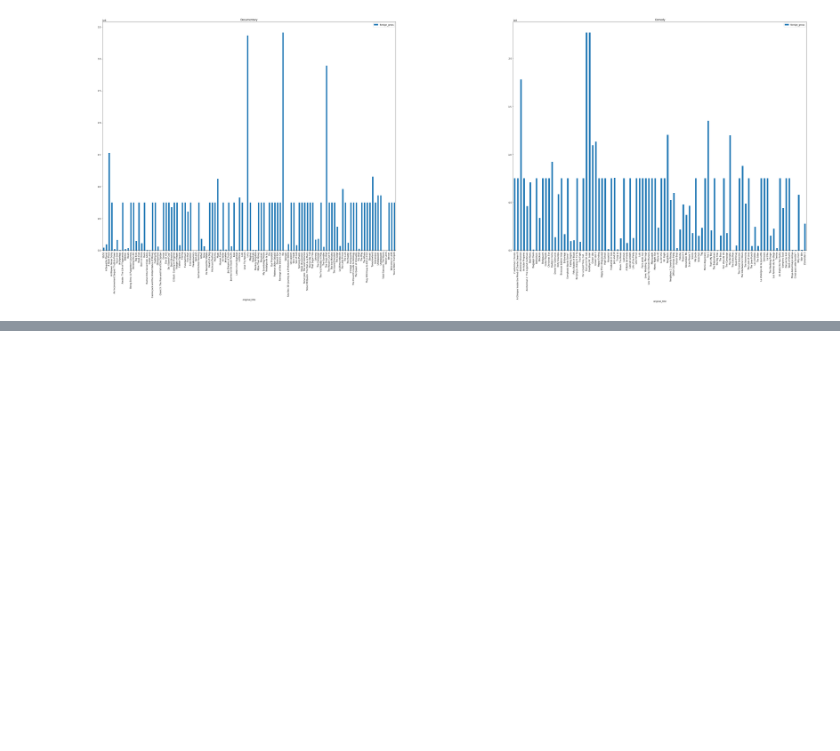
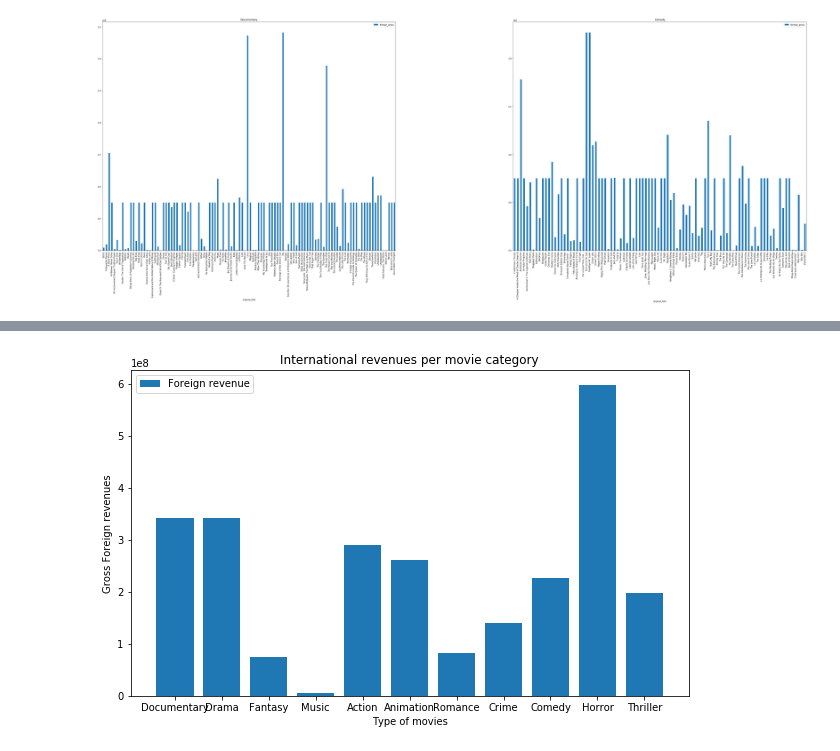
Before and after one commit to Kittycatangel/movieproject, a Jupyter notebook: projectcode2.ipynb, the cells around one changed output, grey strips where cells are left out. Drawn from its saved outputs; the diff is of its cells as text; code cells hidden in the pictures; blank space fills up the shorter version.

```diff
--- a/projectcode2.ipynb
+++ b/projectcode2.ipynb
@@ -718,0 +865,19 @@ df5.head()
+# %%
+# Create a bar plot for Internationl revenues vs movie category
+x=df5.loc[:, 'genres']
+y=df5.loc[:, 'foreign_gross']
+plt.figure(figsize=(10,6))
+
+# Use the bar() function to create a plot using the above values of x and y. Add a label.
+plt.bar(x, y, label='Foreign revenue')
+
+plt.xlabel('Type of movies')
+plt.ylabel('Gross Foreign revenues')
+
+plt.title('International revenues per movie category')
+plt.legend()
+
+# Output the final plot
+plt.show()
+# %% [output]
+[figure, added]
```
Also changed, not shown: parts of 151 cells of this notebook.
